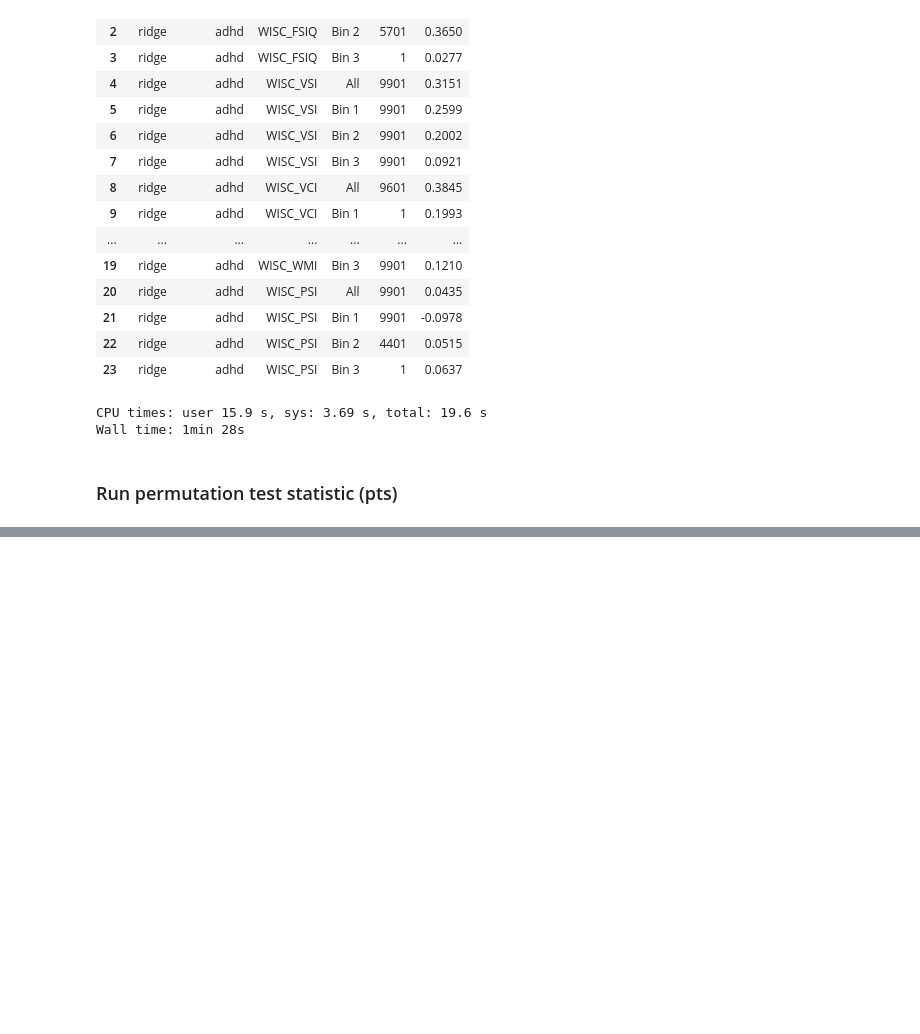
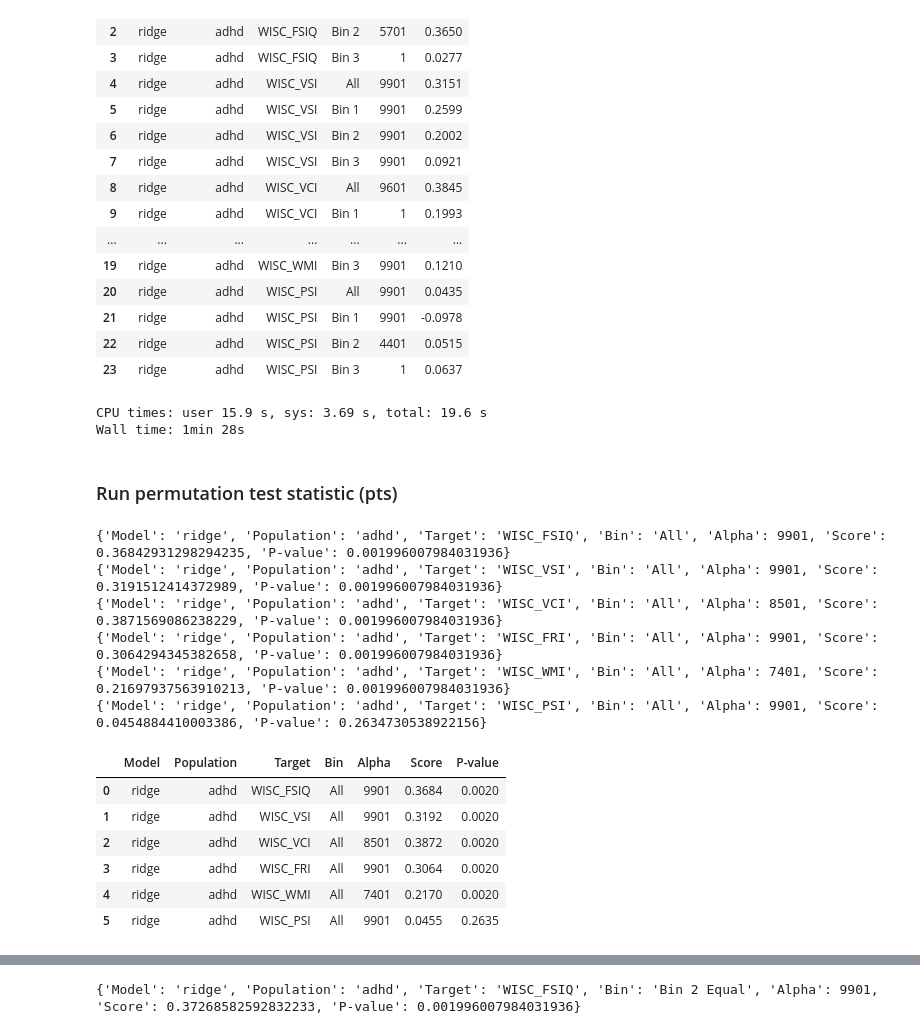
Before and after one commit to Brian-Pho/MSc_Research-Project, a Jupyter notebook: src/Models/Ridge.ipynb, the cells around one changed output, grey strips where cells are left out. Drawn from its saved outputs; the diff is of its cells as text; code cells hidden in the pictures; blank space fills up the shorter version.

```diff
--- a/src/Models/Ridge.ipynb
+++ b/src/Models/Ridge.ipynb
@@ -266,43 +266,51 @@ from common.results import save_perm_score
 results = []
 targets = FSIQ + PRIMARY_INDICES
 
-# bin_2_subsample = np.random.choice(152, 114, replace=False)  # TEMP
-
 for target in targets:
     y = Y[target]
-    X_bins, y_bins, bin_labels = bin_data(X, y)
-#     X_all[1], y_all[1] = X_all[1][bin_2_subsample], y_all[1][bin_2_subsample]  # TEMP
+    X_bins, y_bins, bin_labels = bin_data(X, y, ages, True)
 
     for X_cv, y_cv, bin_label in zip(X_bins, y_bins, bin_labels):
-#         if bin_label != "Bin 2":  # TEMP
-#             continue
-
         # Find best alpha
         estimators = [StandardScaler(), RidgeCV(alphas=[a for a in range(1, 10000, 100)],
                                         scoring=unimetric_scorer, cv=RKF_10_10)]
         pipe = make_pipeline(*estimators).fit(X_cv, y_cv)
         ridge_cv = pipe['ridgecv']
 
         # Do permutation test
         estimators = [StandardScaler(), Ridge(alpha=ridge_cv.alpha_)]
         pipe = make_pipeline(*estimators)
 
         score, permutation_scores, pvalue = permutation_test_score(
             pipe, X_cv, y_cv, cv=RKF_10_10, scoring=unimetric_scorer, n_permutations=N_PERM,
             n_jobs=-1)
         results.append({
             'Model': 'ridge',
             'Population': population,
             'Target': target,
             'Bin': bin_label,
             'Alpha': ridge_cv.alpha_,
             'Score': score,
             'P-value': pvalue,
         })
         print(results[-1])
         save_perm_score(permutation_scores, f'ridge_{population}_{target}_{bin_label}_perm_scores', RIDGE_PSCORES)
 
 results_df = pd.DataFrame(results)
 display(results_df.round(4))
-# filename = f'ridge_pts_{population}_two_bins.csv'
+# filename = f'ridge_pts_{population}.csv'
 # results_df.to_csv(join(RIDGE_RESULTS, filename))
+# %% [output]
+{'Model': 'ridge', 'Population': 'adhd', 'Target': 'WISC_FSIQ', 'Bin': 'All', 'Alpha': 9901, 'Score': 0.36842931298294235, 'P-value': 0.001996007984031936}
+{'Model': 'ridge', 'Population': 'adhd', 'Target': 'WISC_VSI', 'Bin': 'All', 'Alpha': 9901, 'Score': 0.3191512414372989, 'P-value': 0.001996007984031936}
+{'Model': 'ridge', 'Population': 'adhd', 'Target': 'WISC_VCI', 'Bin': 'All', 'Alpha': 8501, 'Score': 0.3871569086238229, 'P-value': 0.001996007984031936}
+{'Model': 'ridge', 'Population': 'adhd', 'Target': 'WISC_FRI', 'Bin': 'All', 'Alpha': 9901, 'Score': 0.3064294345382658, 'P-value': 0.001996007984031936}
+{'Model': 'ridge', 'Population': 'adhd', 'Target': 'WISC_WMI', 'Bin': 'All', 'Alpha': 7401, 'Score': 0.21697937563910213, 'P-value': 0.001996007984031936}
+{'Model': 'ridge', 'Population': 'adhd', 'Target': 'WISC_PSI', 'Bin': 'All', 'Alpha': 9901, 'Score': 0.0454884410003386, 'P-value': 0.2634730538922156}
+|  | Model | Population | Target | Bin | Alpha | Score | P-value |
+| 0 | ridge | adhd | WISC_FSIQ | All | 9901 | 0.3684 | 0.0020 |
+| 1 | ridge | adhd | WISC_VSI | All | 9901 | 0.3192 | 0.0020 |
+| 2 | ridge | adhd | WISC_VCI | All | 8501 | 0.3872 | 0.0020 |
+| 3 | ridge | adhd | WISC_FRI | All | 9901 | 0.3064 | 0.0020 |
+| 4 | ridge | adhd | WISC_WMI | All | 7401 | 0.2170 | 0.0020 |
+| 5 | ridge | adhd | WISC_PSI | All | 9901 | 0.0455 | 0.2635 |
@@ -308,0 +319,50 @@ display(results_df.round(4))
+# %%
+%%time
+from os.path import join
+from common.binning import bin_data
+from common.wisc import FSIQ, PRIMARY_INDICES
+from common.paths import RIDGE_RESULTS, RIDGE_PSCORES
+from common.results import save_perm_score
+
+results = []
+targets = FSIQ + PRIMARY_INDICES
+
+bin_label = 'Bin 2 Equal'
+bin_2_subsample_indices = np.random.choice(147, 113, replace=False)
+
+for target in targets:
+    y = Y[target]
+    X_bins, y_bins, bin_labels = bin_data(X, y, ages, False)
+    X_bin_2, y_bin_2 = X_bins[1][bin_2_subsample_indices], y_bins[1][bin_2_subsample_indices]
+
+    # Find best alpha
+    estimators = [StandardScaler(), RidgeCV(alphas=[a for a in range(1, 10000, 100)],
+                                    scoring=unimetric_scorer, cv=RKF_10_10)]
+    pipe = make_pipeline(*estimators).fit(X_bin_2, y_bin_2)
+    ridge_cv_alpha = pipe['ridgecv'].alpha_
+
+    # Do permutation test
+    estimators = [StandardScaler(), Ridge(alpha=ridge_cv_alpha)]
+    pipe = make_pipeline(*estimators)
+
+    score, permutation_scores, pvalue = permutation_test_score(
+        pipe, X_bin_2, y_bin_2, cv=RKF_10_10, scoring=unimetric_scorer, n_permutations=N_PERM,
+        n_jobs=-1)
+    results.append({
+        'Model': 'ridge',
+        'Population': population,
+        'Target': target,
+        'Bin': bin_label,
+        'Alpha': ridge_cv_alpha,
+        'Score': score,
+        'P-value': pvalue,
+    })
+    print(results[-1])
+    save_perm_score(permutation_scores, f'ridge_{population}_{target}_{bin_label}_perm_scores', RIDGE_PSCORES)
+
+results_df = pd.DataFrame(results)
+display(results_df.round(4))
+filename = f'ridge_pts_{population}_bin_two_equal_samples.csv'
+results_df.to_csv(join(RIDGE_RESULTS, filename))
+# %% [output]
+{'Model': 'ridge', 'Population': 'adhd', 'Target': 'WISC_FSIQ', 'Bin': 'Bin 2 Equal', 'Alpha': 9901, 'Score': 0.37268582592832233, 'P-value': 0.001996007984031936}
```
Also changed, not shown: parts of 1 cell of this notebook, 17 other files.
